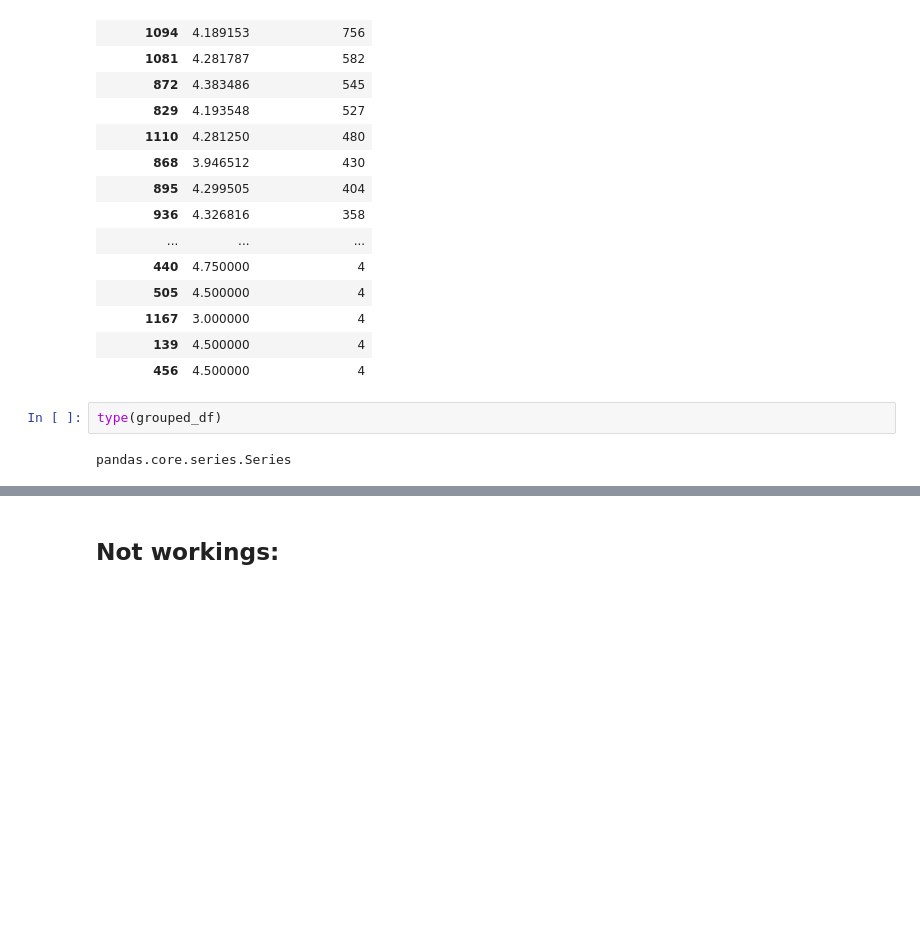
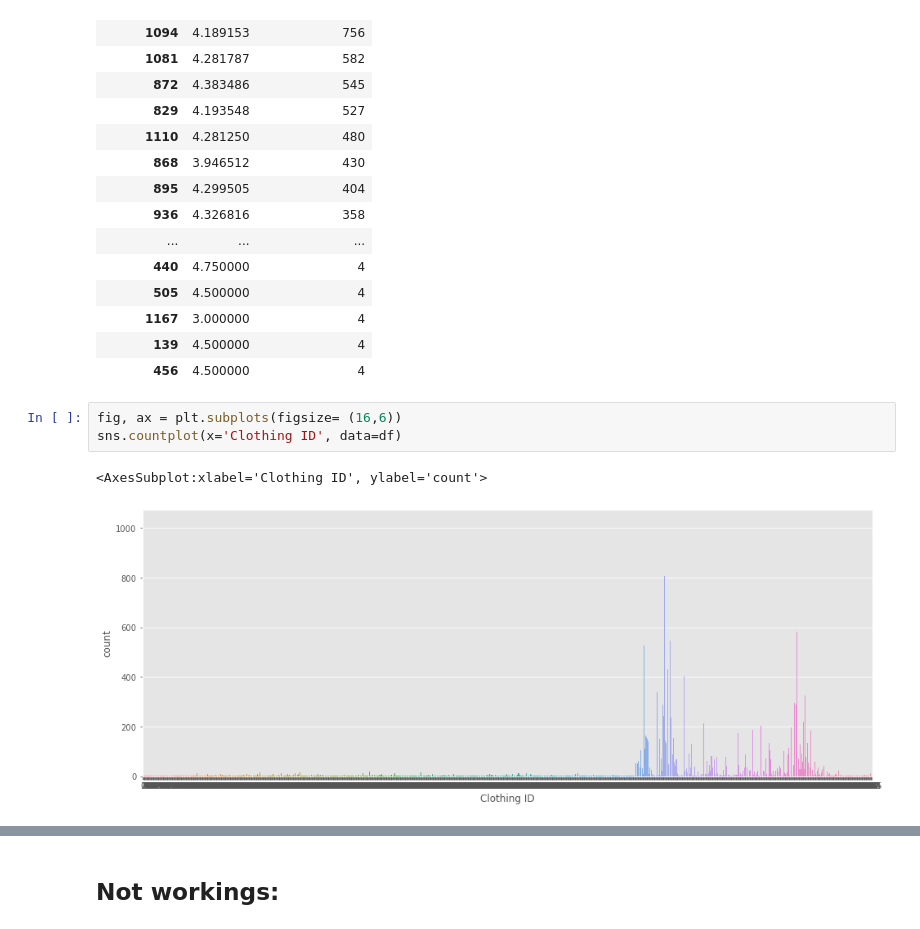
Before and after one commit to baharbiazar/E_Commerce_Reviews_Sentiment_Analysis, a Jupyter notebook: e_commerce_sentiment_analysis.ipynb, the cells around one changed output, grey strips where cells are left out. Drawn from its saved outputs; the diff is of its cells as text; blank space fills up the shorter version.

```diff
--- a/e_commerce_sentiment_analysis.ipynb
+++ b/e_commerce_sentiment_analysis.ipynb
@@ -750,7 +750,9 @@ grouped_df.sort_values(by='Review_Counts',ascending=False)
 | 1167 | 3.000000 | 4 |
 | 139 | 4.500000 | 4 |
 | 456 | 4.500000 | 4 |
-# %%
-type(grouped_df)
-# %% [output]
-pandas.core.series.Series
+# %%
+fig, ax = plt.subplots(figsize= (16,6))
+sns.countplot(x='Clothing ID', data=df)
+# %% [output]
+<AxesSubplot:xlabel='Clothing ID', ylabel='count'>
+[figure, added]
```
Also changed, not shown: parts of 9 cells of this notebook.
